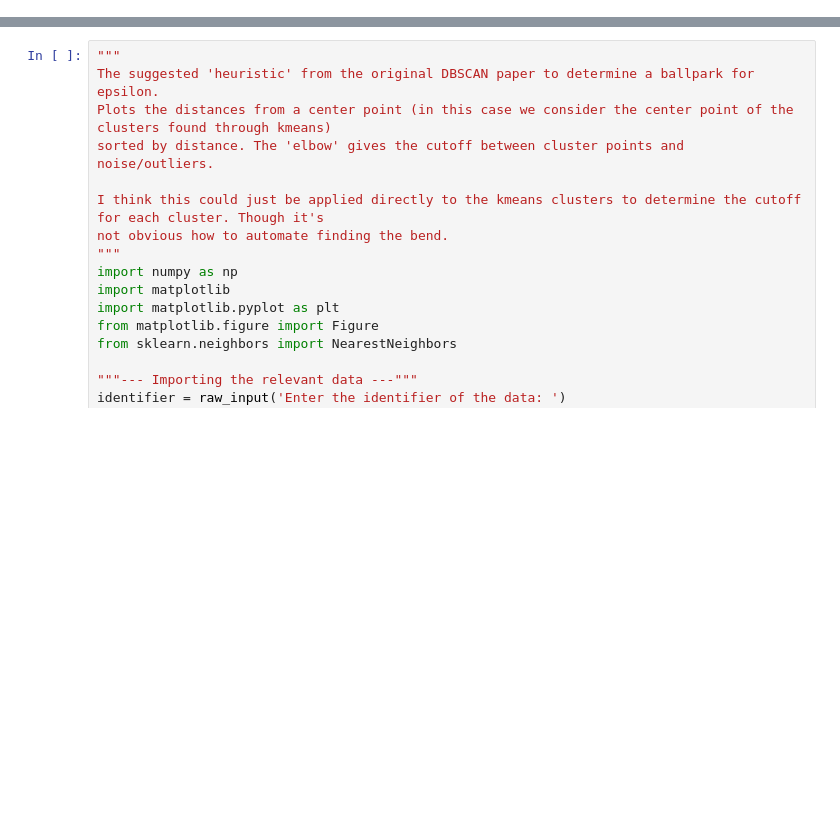
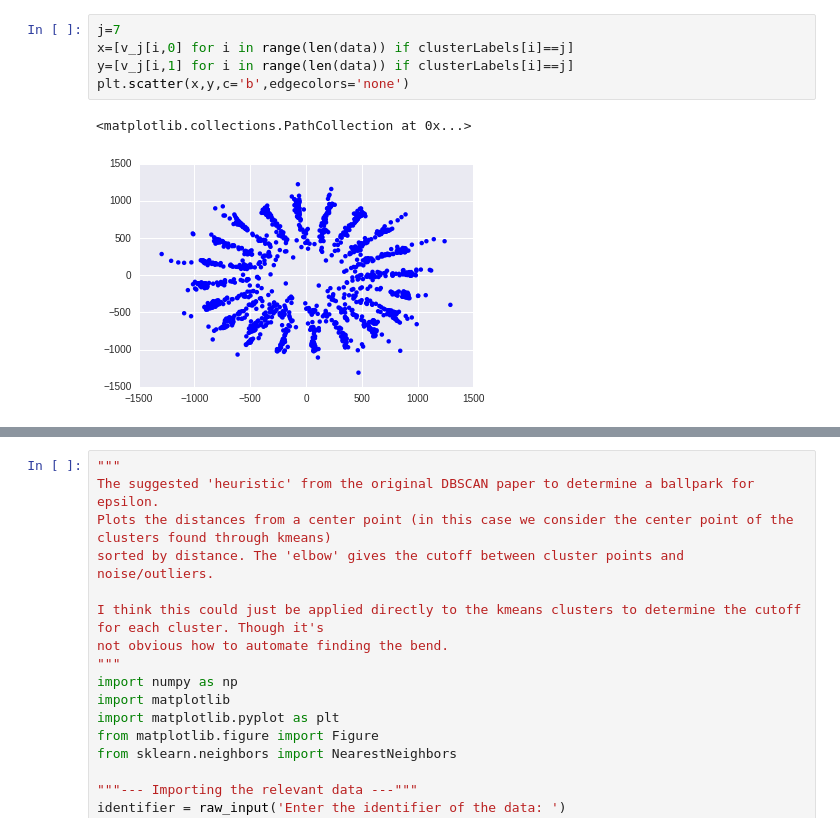
Before and after one commit to lmwalkowicz/KeplerML, a Jupyter notebook: ClusterWorkbook.ipynb, the cells around one changed output, grey strips where cells are left out. Cells and saved outputs as stored; diff of their text form; blank space fills up the shorter version.

```diff
--- a/ClusterWorkbook.ipynb
+++ b/ClusterWorkbook.ipynb
@@ -875,0 +943,8 @@ Choose the directory that the fits files are contained in.
+# %%
+j=7
+x=[v_j[i,0] for i in range(len(data)) if clusterLabels[i]==j]
+y=[v_j[i,1] for i in range(len(data)) if clusterLabels[i]==j]
+plt.scatter(x,y,c='b',edgecolors='none')
+# %% [output]
+<matplotlib.collections.PathCollection at 0x...>
+[figure, added]
```
Also changed, not shown: parts of 16 cells of this notebook, 2 other files.
